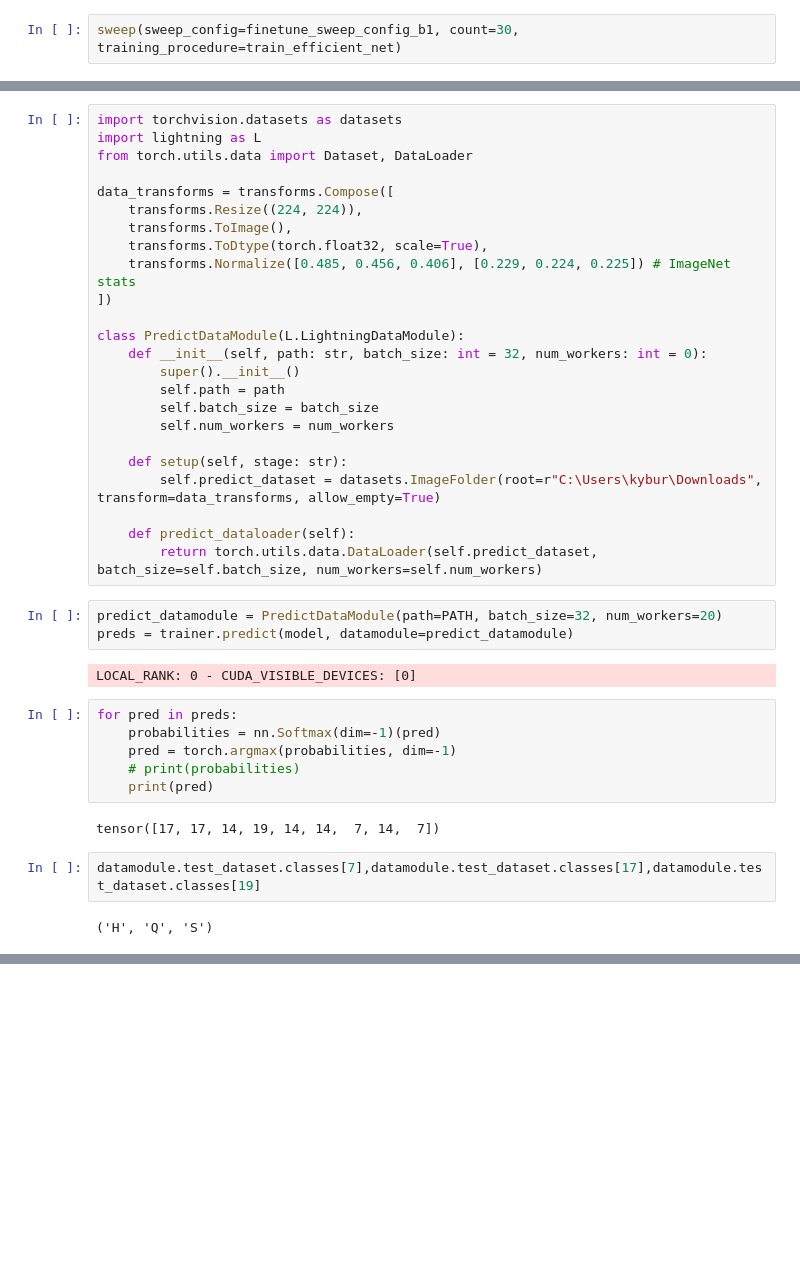
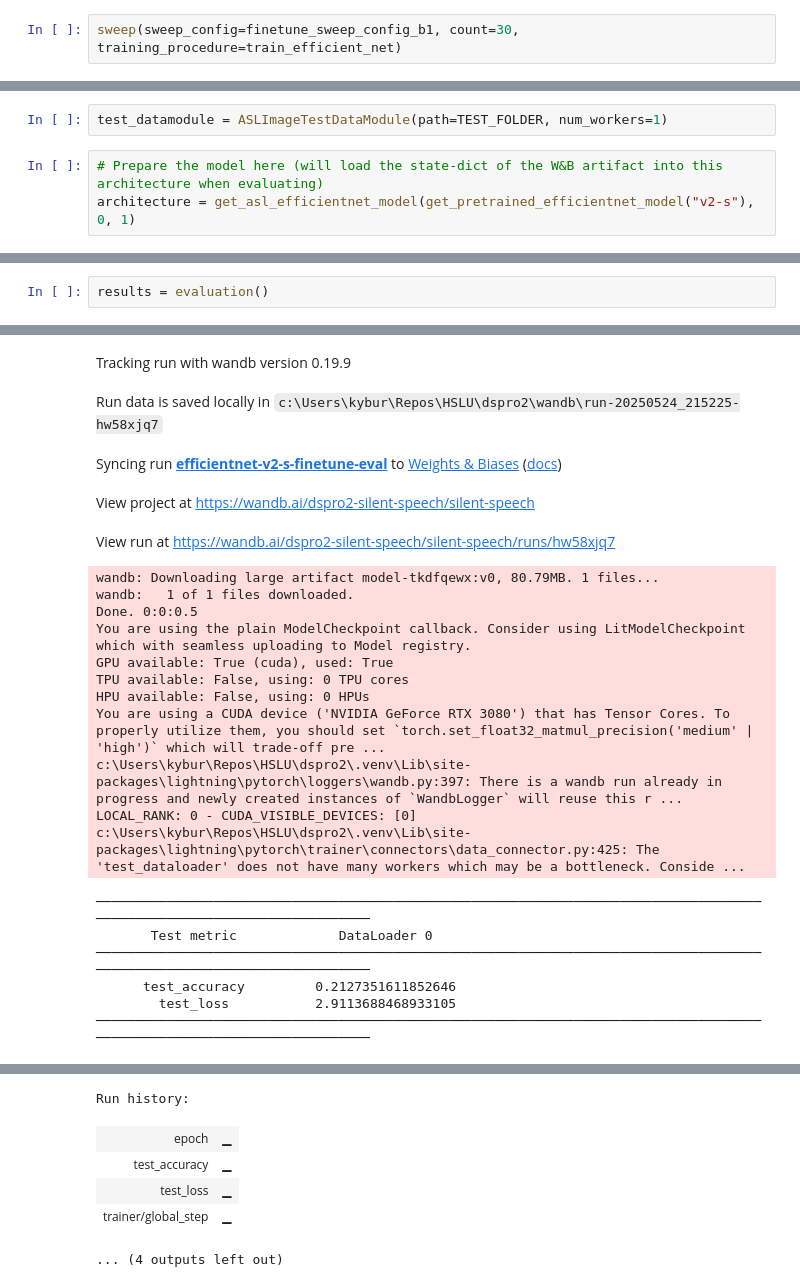
Before and after one commit to V8-Luky/dspro2, a Jupyter notebook: efficientnet.ipynb, the cells around one changed output, grey strips where cells are left out. Saved outputs shown, nothing was run; the diff lists cells and outputs as text; blank space fills up the shorter version.

```diff
--- a/efficientnet.ipynb
+++ b/efficientnet.ipynb
@@ -428,0 +361,5 @@ from models.training import PROJECT_NAME, ENTITY_NAME
+# %%
+test_datamodule = ASLImageTestDataModule(path=TEST_FOLDER, num_workers=1)
+# %%
+# Prepare the model here (will load the state-dict of the W&B artifact into this architecture when evaluating)
+architecture = get_asl_efficientnet_model(get_pretrained_efficientnet_model("v2-s"), 0, 1)
@@ -468,41 +372,3 @@ c:\Users\kybur\Repos\HSLU\dspro2\.venv\Lib\site-packages\lightning\pytorch\train
-# %%
-import torchvision.datasets as datasets
-import lightning as L
-from torch.utils.data import Dataset, DataLoader
-
-data_transforms = transforms.Compose([
-    transforms.Resize((224, 224)),
-    transforms.ToImage(),
-    transforms.ToDtype(torch.float32, scale=True),
-    transforms.Normalize([0.485, 0.456, 0.406], [0.229, 0.224, 0.225]) # ImageNet stats
-])
-
-class PredictDataModule(L.LightningDataModule):
-    def __init__(self, path: str, batch_size: int = 32, num_workers: int = 0):
-        super().__init__()
-        self.path = path
-        self.batch_size = batch_size
-        self.num_workers = num_workers
-
-    def setup(self, stage: str):
-        self.predict_dataset = datasets.ImageFolder(root=r"C:\Users\kybur\Downloads", transform=data_transforms, allow_empty=True)
-
-    def predict_dataloader(self):
-        return torch.utils.data.DataLoader(self.predict_dataset, batch_size=self.batch_size, num_workers=self.num_workers)
-# %%
-predict_datamodule = PredictDataModule(path=PATH, batch_size=32, num_workers=20)
-preds = trainer.predict(model, datamodule=predict_datamodule)
-# %% [output]
-LOCAL_RANK: 0 - CUDA_VISIBLE_DEVICES: [0]
-# %%
-for pred in preds:
-    probabilities = nn.Softmax(dim=-1)(pred)
-    pred = torch.argmax(probabilities, dim=-1)
-    # print(probabilities)
-    print(pred)
-# %% [output]
-tensor([17, 17, 14, 19, 14, 14,  7, 14,  7])
-# %%
-datamodule.test_dataset.classes[7],datamodule.test_dataset.classes[17],datamodule.test_dataset.classes[19]
-# %% [output]
-('H', 'Q', 'S')
+# %%
+results = evaluation()
+# %% [output]
@@ -508,0 +378,22 @@ datamodule.test_dataset.classes[7],datamodule.test_dataset.classes[17],datamodul
+Tracking run with wandb version 0.19.9
+Run data is saved locally in c:\Users\kybur\Repos\HSLU\dspro2\wandb\run-20250524_215225-hw58xjq7
+Syncing run efficientnet-v2-s-finetune-eval to Weights & Biases (docs)
+View project at https://wandb.ai/dspro2-silent-speech/silent-speech
+View run at https://wandb.ai/dspro2-silent-speech/silent-speech/runs/hw58xjq7
+wandb: Downloading large artifact model-tkdfqewx:v0, 80.79MB. 1 files...
+wandb:   1 of 1 files downloaded.
+Done. 0:0:0.5
+You are using the plain ModelCheckpoint callback. Consider using LitModelCheckpoint which with seamless uploading to Model registry.
+GPU available: True (cuda), used: True
+TPU available: False, using: 0 TPU cores
+HPU available: False, using: 0 HPUs
+You are using a CUDA device ('NVIDIA GeForce RTX 3080') that has Tensor Cores. To properly utilize them, you should set `torch.set_float32_matmul_precision('medium' | 'high')` which will trade-off pre ...
+c:\Users\kybur\Repos\HSLU\dspro2\.venv\Lib\site-packages\lightning\pytorch\loggers\wandb.py:397: There is a wandb run already in progress and newly created instances of `WandbLogger` will reuse this r ...
+LOCAL_RANK: 0 - CUDA_VISIBLE_DEVICES: [0]
+c:\Users\kybur\Repos\HSLU\dspro2\.venv\Lib\site-packages\lightning\pytorch\trainer\connectors\data_connector.py:425: The 'test_dataloader' does not have many workers which may be a bottleneck. Conside ...
+────────────────────────────────────────────────────────────────────────────────────────────────────────────────────────
+       Test metric             DataLoader 0
+────────────────────────────────────────────────────────────────────────────────────────────────────────────────────────
+      test_accuracy         0.2127351611852646
+        test_loss           2.9113688468933105
+────────────────────────────────────────────────────────────────────────────────────────────────────────────────────────
@@ -508,0 +403,6 @@ datamodule.test_dataset.classes[7],datamodule.test_dataset.classes[17],datamodul
+Run history:
+| epoch | ▁ |
+| test_accuracy | ▁ |
+| test_loss | ▁ |
+| trainer/global_step | ▁ |
+... (4 outputs left out)
```
Also changed, not shown: parts of 18 cells of this notebook, 5 other files.
